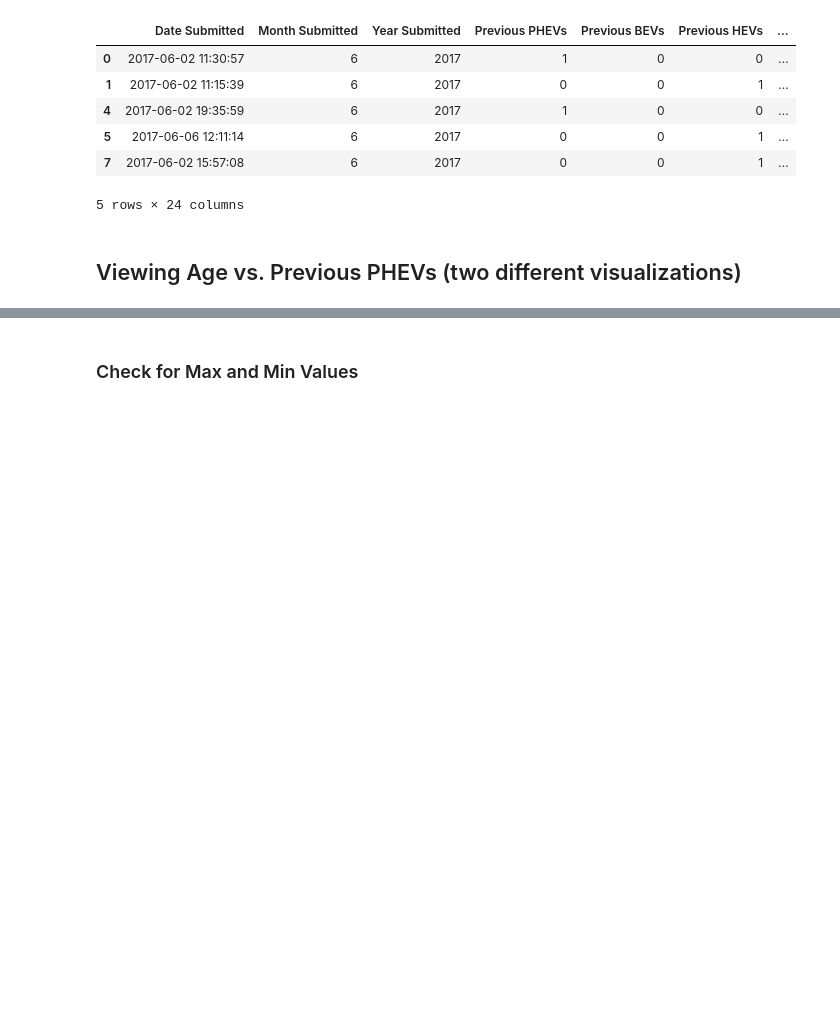
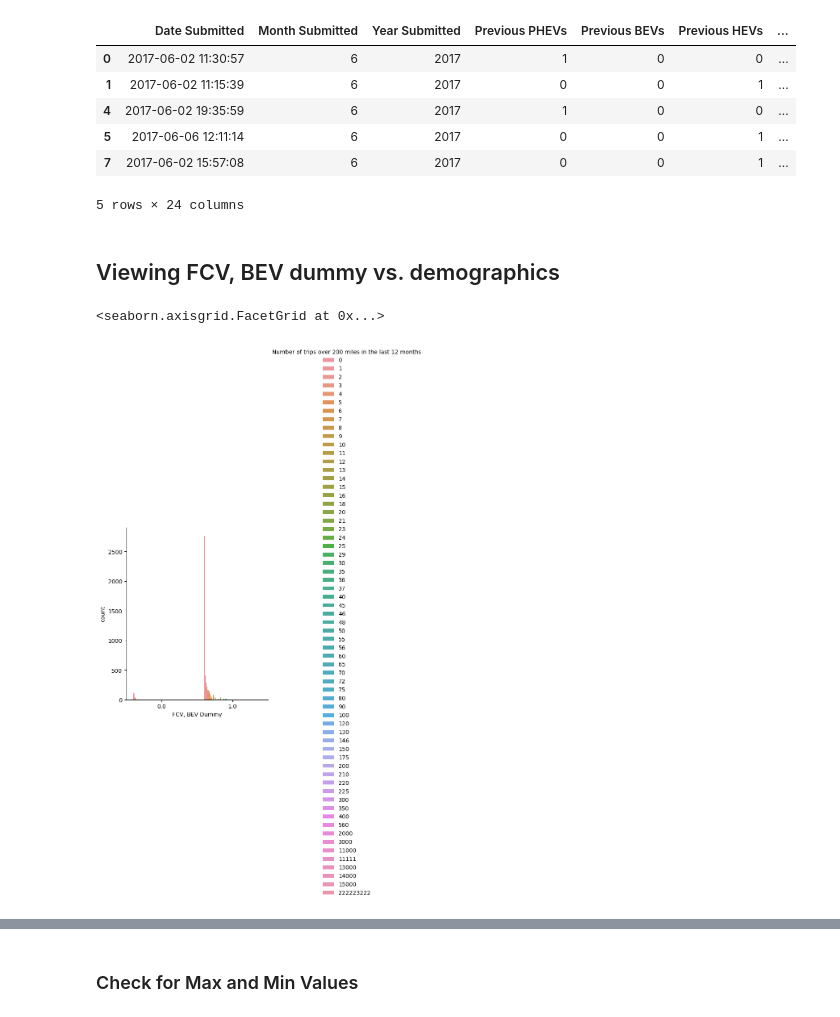
Before and after one commit to whartzler/Class_Project, a Jupyter notebook: COPY_Project_Template.ipynb, the cells around one changed output, grey strips where cells are left out. Drawn from its saved outputs; the diff is of its cells as text; code cells hidden in the pictures; blank space fills up the shorter version.

```diff
--- a/COPY_Project_Template.ipynb
+++ b/COPY_Project_Template.ipynb
@@ -258,5 +258,5 @@ fcv_df.head()
 | 5 | 2017-06-06 12:11:14 | 6 | 2017 | 0 | 0 | 1 | ... |
 | 7 | 2017-06-02 15:57:08 | 6 | 2017 | 0 | 0 | 1 | ... |
 5 rows × 24 columns
-# %% [markdown]
-## Viewing Age vs. Previous PHEVs (two different visualizations)
+# %% [markdown]
+## Viewing FCV, BEV dummy vs. demographics
@@ -262,0 +265,5 @@ fcv_df.head()
+# %%
+sns.catplot(x = 'FCV, BEV Dummy', hue = 'Number of trips over 200 miles in the last 12 months', data = fcv_df, kind = 'count')
+# %% [output]
+<seaborn.axisgrid.FacetGrid at 0x...>
+[figure, added]
```
Also changed, not shown: parts of 4 cells of this notebook.
